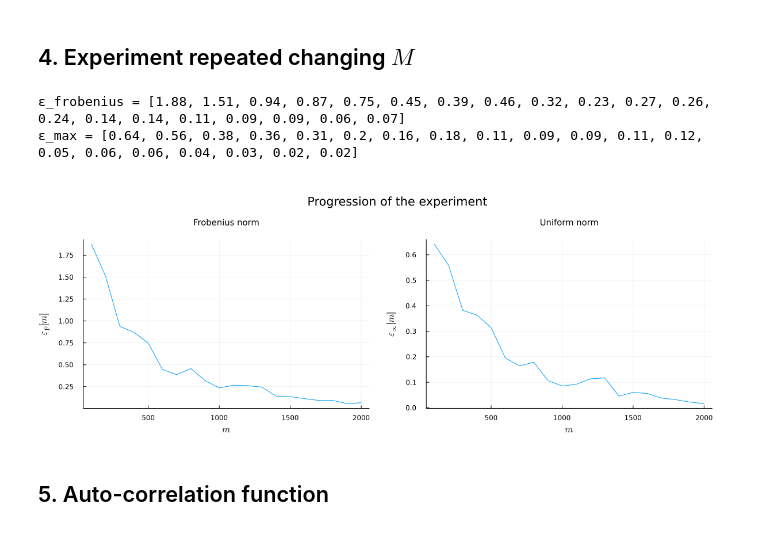
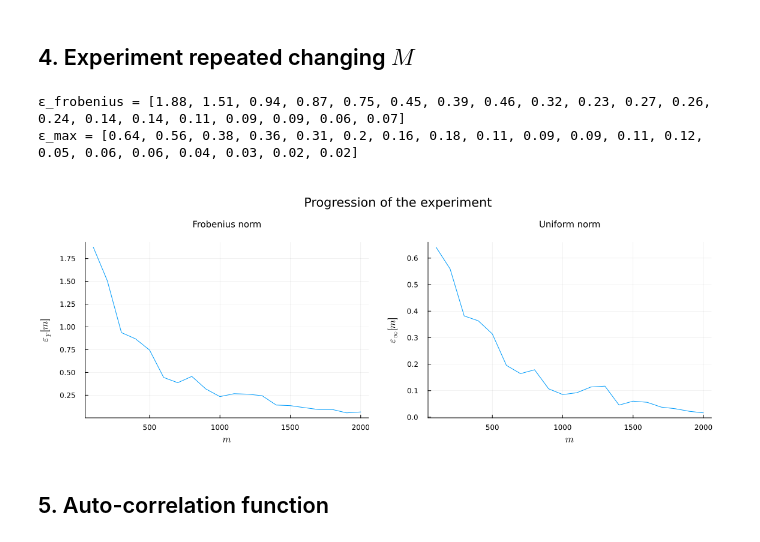
Before and after one commit to caporali/models_and_algorithms_project, a Jupyter notebook: project/main.ipynb, the cells around one changed output. Cells and saved outputs as stored; diff of their text form; code cells hidden in the pictures.

Commit message:
Minor changes
- Fixed norms plot size to fit in screen
- Added labels and title to autocorrelation plot
- Changed size of autocorrelation plot

```diff
--- a/project/main.ipynb
+++ b/project/main.ipynb
@@ -631,17 +631,17 @@ finish!(p)
 # %%
 ε_frobenius = [ε[i][1] for i = 1:(M ÷ div)]
 ε_max = [ε[i][2] for i = 1:(M ÷ div)]
 
 print("ε_frobenius = ", round.(ε_frobenius; digits = 2), "\n")
 print("ε_max = ", round.(ε_max; digits = 2))
 
 plot_frobenius = plot(div:div:M, ε_frobenius, xlabel = L"m", ylabel = L"\varepsilon_{\operatorname{F}}[m]", title = "Frobenius norm", titlefontsize = 10)
 plot_max = plot(div:div:M, ε_max, xlabel = L"m", ylabel = L"\varepsilon_{\infty}[m]", title = "Uniform norm", titlefontsize = 10)
-plot(plot_frobenius, plot_max, layout = @layout([B C]), legend = false, plot_title = "\nProgression of the experiment", plot_titlefontsize = 14, plot_titlevspan = 0.15, size = (1200, 450), margin = 5Plots.mm)
+plot(plot_frobenius, plot_max, layout = @layout([B C]), legend = false, plot_title = "\nProgression of the experiment", plot_titlefontsize = 14, plot_titlevspan = 0.15, size = (1150, 450), margin = 5Plots.mm)
 # %% [output]
 ε_frobenius = [1.88, 1.51, 0.94, 0.87, 0.75, 0.45, 0.39, 0.46, 0.32, 0.23, 0.27, 0.26, 0.24, 0.14, 0.14, 0.11, 0.09, 0.09, 0.06, 0.07]
 ε_max = [0.64, 0.56, 0.38, 0.36, 0.31, 0.2, 0.16, 0.18, 0.11, 0.09, 0.09, 0.11, 0.12, 0.05, 0.06, 0.06, 0.04, 0.03, 0.02, 0.02]
-[figure, old version]
+[figure, new version]
 # %% [markdown]
 ## 5. Auto-correlation function
 # %% [markdown]
```
Also changed, not shown: parts of 1 cell of this notebook.
